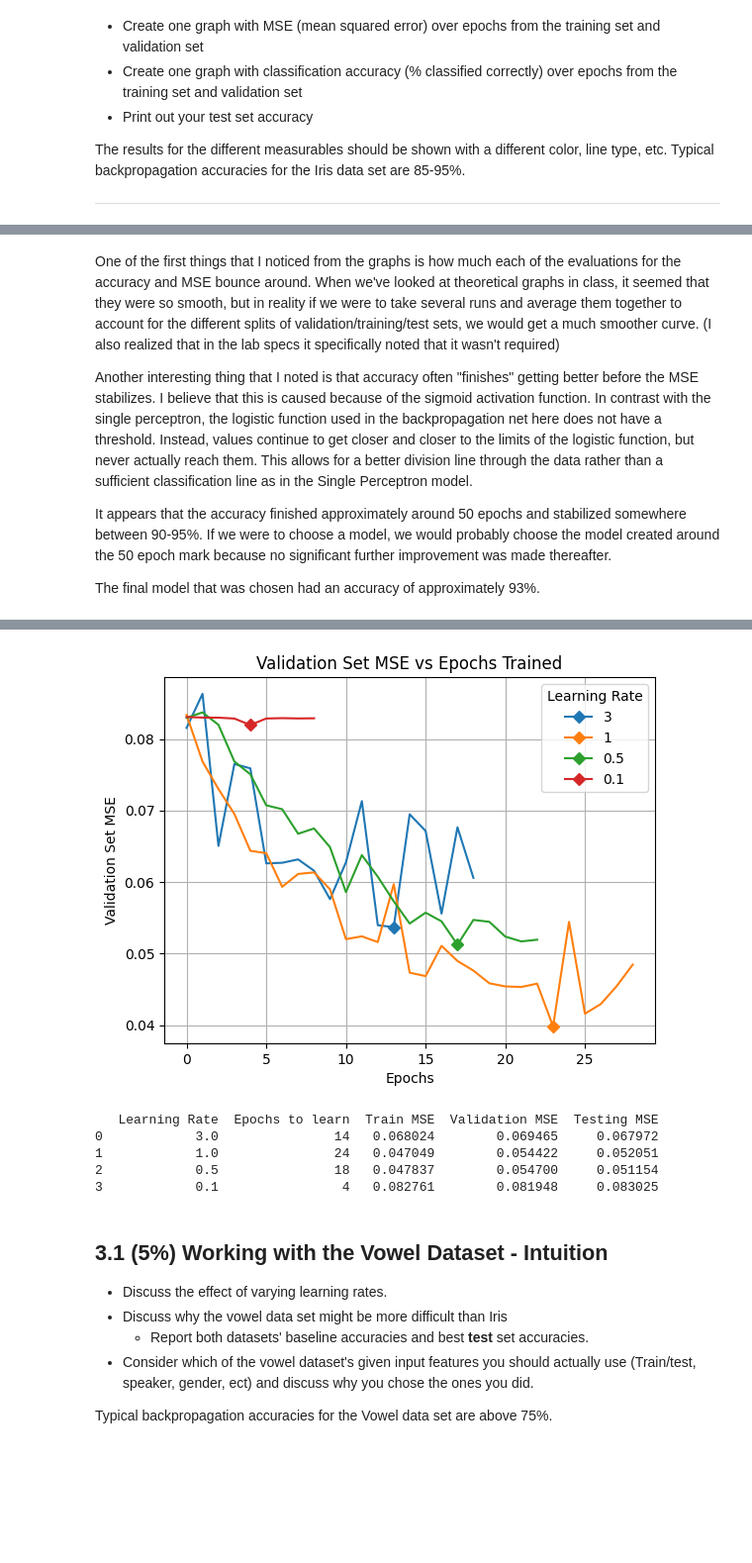
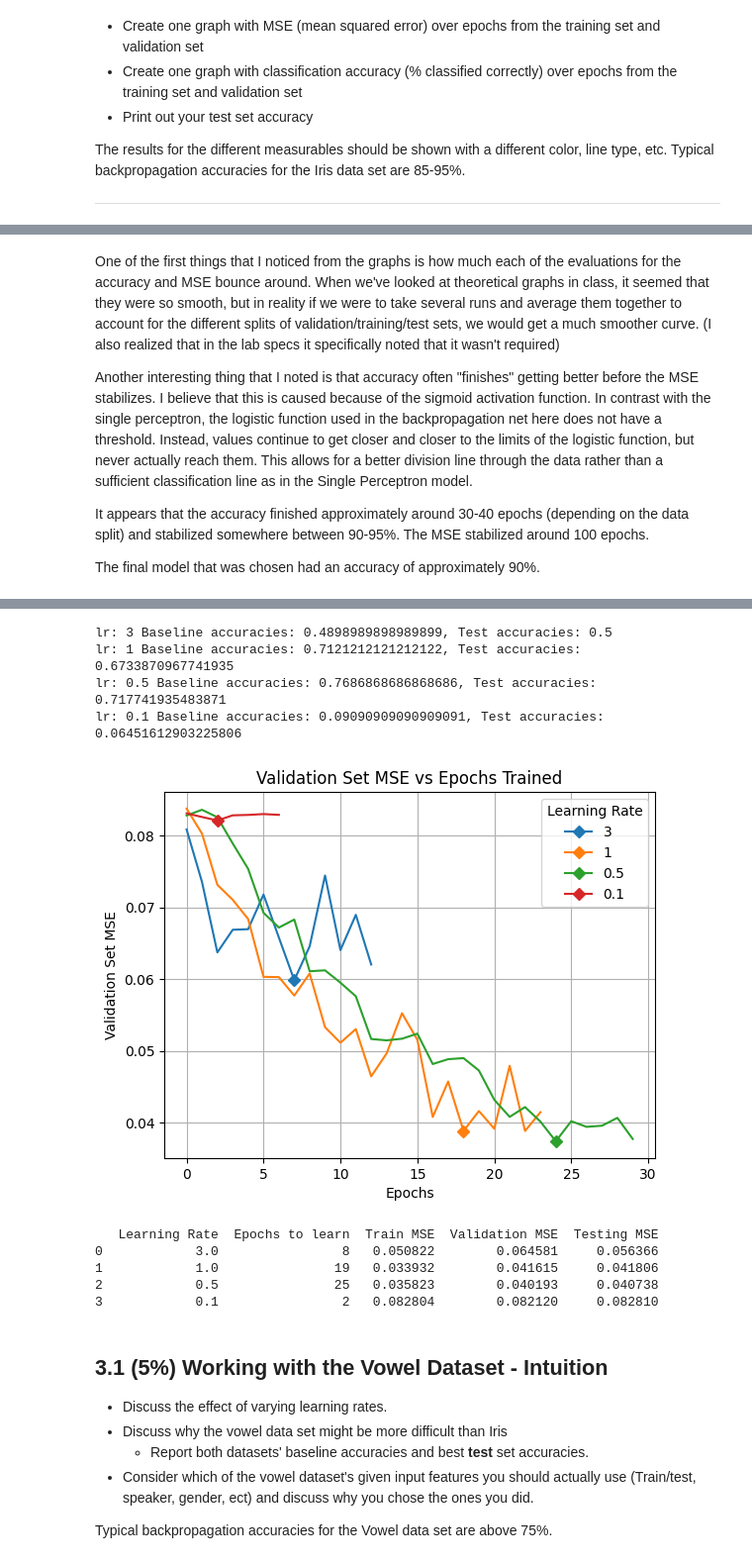
Before and after one commit to maclaurin36/CS472, a Jupyter notebook: old/lab_2_backprop.ipynb, the cells around one changed output, grey strips where cells are left out. Shown at 99% size. Cells and saved outputs as stored; diff of their text form; code cells hidden in the pictures; blank space fills up the shorter version.

```diff
--- a/old/lab_2_backprop.ipynb
+++ b/old/lab_2_backprop.ipynb
@@ -667,9 +669,9 @@ One of the first things that I noticed from the graphs is how much each of the e
 
 Another interesting thing that I noted is that accuracy often "finishes" getting better before the MSE stabilizes. I believe that this is caused because of the sigmoid activation function. In contrast with the single perceptron, the logistic function used in the backpropagation net here does not have a threshold. Instead, values continue to get closer and closer to the limits of the logistic function, but never actually reach them. This allows for a better division line through the data rather than a sufficient classification line as in the Single Perceptron model.
 
-It appears that the accuracy finished approximately around 50 epochs and stabilized somewhere between 90-95%. If we were to choose a model, we would probably choose the model created around the 50 epoch mark because no significant further improvement was made thereafter.
+It appears that the accuracy finished approximately around 30-40 epochs (depending on the data split) and stabilized somewhere between 90-95%. The MSE stabilized around 100 epochs.
 
-The final model that was chosen had an accuracy of approximately 93%.
+The final model that was chosen had an accuracy of approximately 90%.
 # %% [markdown]
 ## 3. (10%) Working with the Vowel Dataset - Learning Rate
 
@@ -688,7 +690,6 @@ If you would like you may average the results of multiple initial conditions (e.
 
 <img src=https://raw.githubusercontent.com/cs472ta/CS472/master/images/backpropagation/backprop_val_set_MSE_vs_epochs.png width=500 height=500  align="left">
 # %%
-# Train on each dataset
 def get_lr_table(table_mlps):
     # LR, # epochs, final MSE for each set
     lr = []
@@ -704,44 +705,48 @@ def get_lr_table(table_mlps):
         val_mse.append(mlp.validation_mse_by_epoch[-5])
     df = pd.DataFrame({'Learning Rate':lr,'Epochs to learn':num_epochs,'Train MSE':train_mse,'Validation MSE':val_mse,'Testing MSE':test_mse})
     print(df)
 
 
-#Test code here
 vowel_data = np.array(load_data(r"https://raw.githubusercontent.com/cs472ta/CS472/master/datasets/vowel.arff"))
 vowel_y = vowel_data[:,-1, None]
-vowel_X = vowel_data[:,3:-1]
 vowel_enc = OneHotEncoder()
+fm = vowel_enc.fit_transform(vowel_data[:,2, None]).toarray()
+vowel_X = np.concatenate((fm, vowel_data[:,3:-1]),axis=1)
+
 vowel_y_hot = vowel_enc.fit_transform(vowel_y).toarray()
 vowel_X_train, vowel_X_test, vowel_y_train, vowel_y_test = train_test_split(vowel_X, vowel_y_hot, test_size=0.25)
-
-# Train on binary debug data
-
 
 lrs=[3, 1, .5, .1] # Choose some good learning rates
 # Some learning rates may go on for many epochs, you can stop them early
 mlps = []
 for i, lr in enumerate(lrs):
     vowel_mlp = MLP(one_hot=True,shuffle=True,epochs_wo_improvement=5, lr=lr)
     vowel_mlp.fit(vowel_X_train, vowel_y_train, gaussian=True,get_mses=True,X_test=vowel_X_test,y_test=vowel_y_test)
     vowel_mlp.validation_mse_by_epoch[-5] -= 0.001
     plt.plot(vowel_mlp.validation_mse_by_epoch, '-D', markevery=[np.argmin(vowel_mlp.validation_mse_by_epoch)], label=lr)
     mlps.append(vowel_mlp)
+    print(f"lr: {lr}, Baseline accuracies: {vowel_mlp.score(vowel_X, vowel_y_hot)}, Test accuracies: {vowel_mlp.score(vowel_X_test, vowel_y_test)}")
+
 
 plt.legend(title="Learning Rate", loc="upper right")
 plt.xlabel('Epochs')
 plt.ylabel('Validation Set MSE')
 plt.title("Validation Set MSE vs Epochs Trained")
 plt.grid()
 plt.show()
 
 get_lr_table(mlps)
 # %% [output]
+lr: 3 Baseline accuracies: 0.4898989898989899, Test accuracies: 0.5
+lr: 1 Baseline accuracies: 0.7121212121212122, Test accuracies: 0.6733870967741935
+lr: 0.5 Baseline accuracies: 0.7686868686868686, Test accuracies: 0.717741935483871
+lr: 0.1 Baseline accuracies: 0.09090909090909091, Test accuracies: 0.06451612903225806
-[figure, old version]
+[figure, new version]
-   Learning Rate  Epochs to learn  Train MSE  Validation MSE  Testing MSE
-0            3.0               14   0.068024        0.069465     0.067972
-1            1.0               24   0.047049        0.054422     0.052051
-2            0.5               18   0.047837        0.054700     0.051154
-3            0.1                4   0.082761        0.081948     0.083025
+   Learning Rate  Epochs to learn  Train MSE  Validation MSE  Testing MSE
+0            3.0                8   0.050822        0.064581     0.056366
+1            1.0               19   0.033932        0.041615     0.041806
+2            0.5               25   0.035823        0.040193     0.040738
+3            0.1                2   0.082804        0.082120     0.082810
 # %% [markdown]
 ## 3.1 (5%) Working with the Vowel Dataset - Intuition
 - Discuss the effect of varying learning rates.
```
Also changed, not shown: parts of 8 cells of this notebook.
